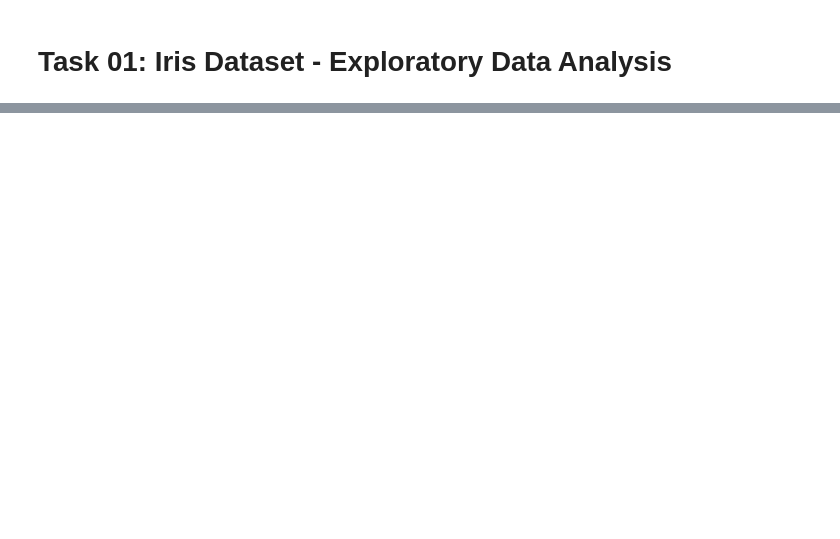
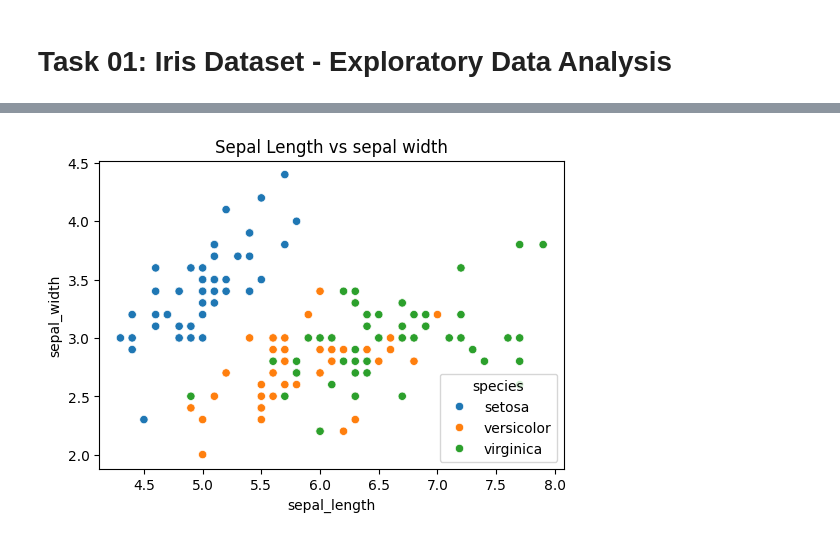
Before and after one commit to salmakhan5432/DeveloperHub-AI-ML-Internship, a Jupyter notebook: Task-01-Iris-Dataset-EDA/iris.eda.ipynb, the cells around one changed output, grey strips where cells are left out. Drawn from its saved outputs; the diff is of its cells as text; code cells hidden in the pictures; blank space fills up the shorter version.

```diff
--- a/Task-01-Iris-Dataset-EDA/iris.eda.ipynb
+++ b/Task-01-Iris-Dataset-EDA/iris.eda.ipynb
@@ -16,0 +63,14 @@ iris.head()
+# %%
+# Scatter plot to show relationship between sepal length and sepal width
+# Hue is species to color code each type of Iris
+plt.figure(figsize= (6,4))
+sns.scatterplot(
+    data = iris,
+    x = "sepal_length",
+    y = "sepal_width",
+    hue = "species"
+)
+plt.title("Sepal Length vs sepal width")
+plt.show()
+# %% [output]
+[figure, added]
```
Also changed, not shown: parts of 10 cells of this notebook.
